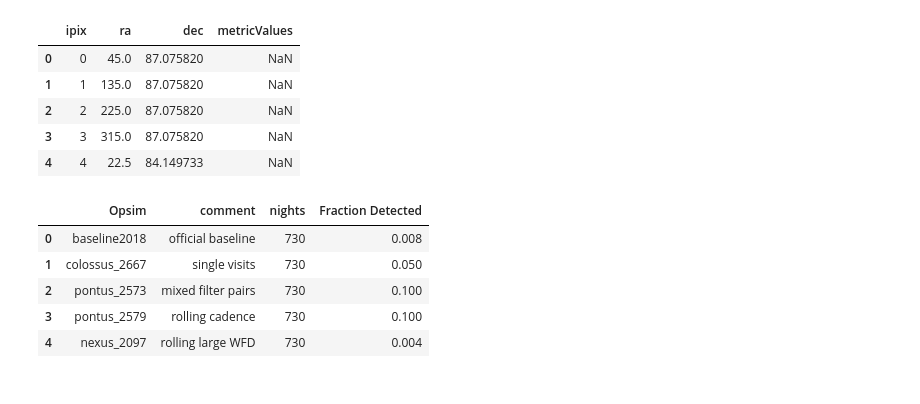
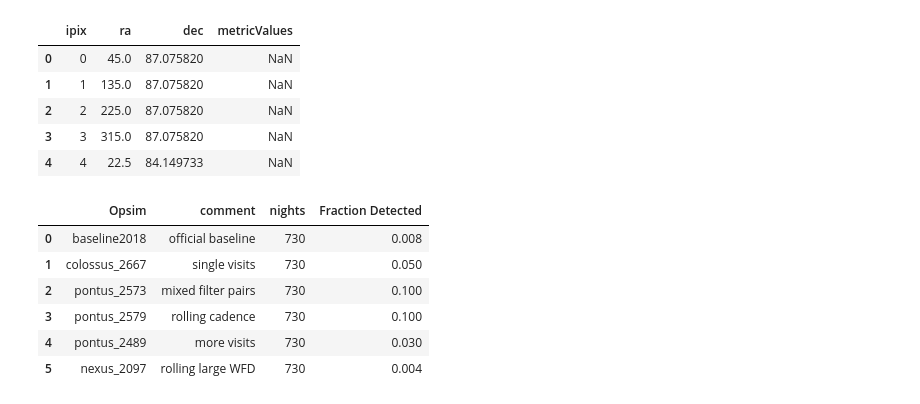
Before and after one commit to xiaolng/maf, a Jupyter notebook: TDEsMonteDbCompare.ipynb, the cells around one changed output. Drawn from its saved outputs; the diff is of its cells as text; code cells hidden in the pictures.

```diff
--- a/TDEsMonteDbCompare.ipynb
+++ b/TDEsMonteDbCompare.ipynb
@@ -501,15 +568,16 @@ df.head()
 | 4 | 4 | 22.5 | 84.149733 | NaN |
 # %%
 df_sum = pd.DataFrame()
-df_sum['Opsim'] = ['baseline2018', 'colossus_2667', 'pontus_2573', 'pontus_2579', 'nexus_2097']
-df_sum['comment'] = ['official baseline', 'single visits', 'mixed filter pairs', 'rolling cadence', 'rolling large WFD']
-df_sum['nights'] = [730, 730, 730, 730, 730]
-df_sum['Fraction Detected'] = [0.008, 0.05, 0.1, 0.1, 0.004]
+df_sum['Opsim'] = ['baseline2018', 'colossus_2667', 'pontus_2573', 'pontus_2579','pontus_2489', 'nexus_2097']
+df_sum['comment'] = ['official baseline', 'single visits', 'mixed filter pairs', 'rolling cadence', 'more visits', 'rolling large WFD']
+df_sum['nights'] = [730, 730, 730, 730, 730, 730]
+df_sum['Fraction Detected'] = [0.008, 0.05, 0.1, 0.1, 0.03, 0.004]
 df_sum
 # %% [output]
 |  | Opsim | comment | nights | Fraction Detected |
 | 0 | baseline2018 | official baseline | 730 | 0.008 |
 | 1 | colossus_2667 | single visits | 730 | 0.050 |
 | 2 | pontus_2573 | mixed filter pairs | 730 | 0.100 |
 | 3 | pontus_2579 | rolling cadence | 730 | 0.100 |
-| 4 | nexus_2097 | rolling large WFD | 730 | 0.004 |
+| 4 | pontus_2489 | more visits | 730 | 0.030 |
+| 5 | nexus_2097 | rolling large WFD | 730 | 0.004 |
```
Also changed, not shown: parts of 4 cells of this notebook.
